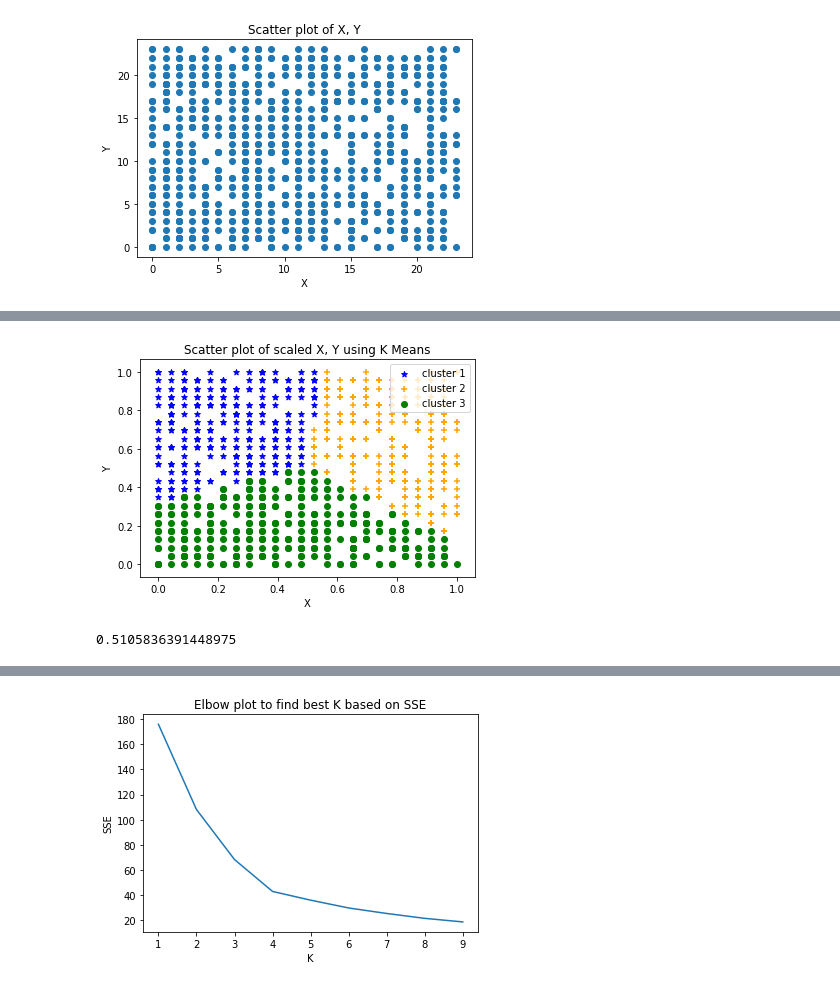
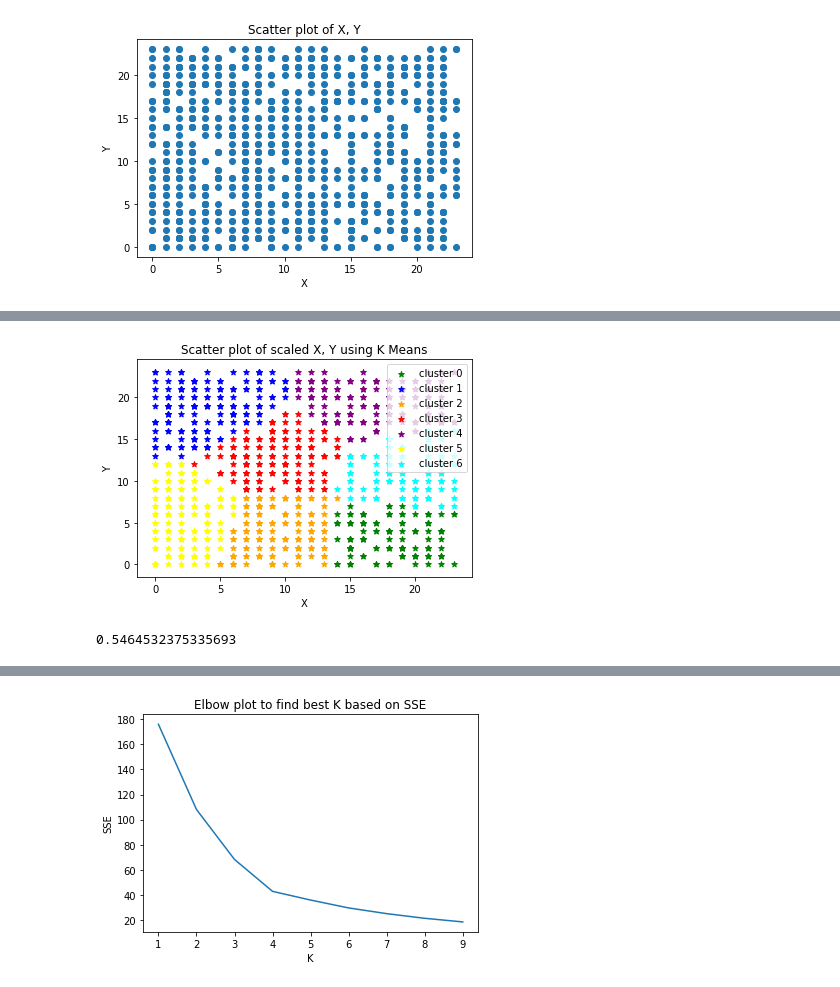
Before and after one commit to iloveyii/data-mining-lab2, a Jupyter notebook: income.ipynb, the cells around one changed output, grey strips where cells are left out. Cells and saved outputs as stored; diff of their text form; code cells hidden in the pictures.

```diff
--- a/income.ipynb
+++ b/income.ipynb
@@ -25,6 +25,10 @@ from sklearn_extra.cluster import KMedoids
 import time
 
 %matplotlib inline
+# %%
+# Set constands
+k = 7
+colors = ['green', 'blue', 'orange', 'red', 'purple', 'yellow', 'cyan', 'black', 'pink', 'sky']
 # %%
 df = pd.read_csv('rawdata1K.dat', delim_whitespace=True)
 df.columns = ["X", "Y"]
@@ -52,13 +56,20 @@ df3 = df[df.cluster ==2]
+# %%
+# Visualize cluster
+dfs = []
+for i in range(0,k):
+    dfs.append(df[df.cluster==i])
 # %%
-plt.scatter(df1.X, df1.Y, color='blue', marker='*', label='cluster 1')
-plt.scatter(df2.X, df2.Y, color='orange', marker='+', label='cluster 2')
-plt.scatter(df3.X, df3.Y, color='green', marker='o', label='cluster 3')
+# Plot it
+for i in range(0,k):
+    plt.scatter(dfs[i].X, dfs[i].Y, color=colors[i], marker='*', label='cluster ' + str(i))
+
+
 plt.title('Scatter plot of X, Y using K Means')
 plt.xlabel('X')
 plt.ylabel('Y')
 plt.legend()
 
 
-plt.savefig('images/scatter-plot-kmeans.png', dpi=300, bbox_inches='tight')
+plt.savefig('images/scatter-plot-kmeans-k-'+str(k)+'.png', dpi=300, bbox_inches='tight')
 plt.show()
 # %% [output]
@@ -80,21 +91,17 @@ print(end-start)
 # %%
-# plot it
-df1 = df[df.cluster==0]
-df2 = df[df.cluster==1]
-df3 = df[df.cluster ==2]
+# Plot it
+for i in range(0,k):
+    plt.scatter(dfs[i].X, dfs[i].Y, color=colors[i], marker='*', label='cluster ' + str(i))
 
-plt.scatter(df1.X, df1.Y, color='blue', marker='*', label='cluster 1')
-plt.scatter(df2.X, df2.Y, color='orange', marker='+', label='cluster 2')
-plt.scatter(df3.X, df3.Y, color='green', marker='o', label='cluster 3')
 plt.title('Scatter plot of scaled X, Y using K Means')
 plt.xlabel('X')
 plt.ylabel('Y')
 plt.legend()
 
-plt.savefig('images/scatter-plot-kmeans-scaled.png', dpi=300, bbox_inches='tight')
+plt.savefig('images/scatter-plot-kmeans-scaled-k-'+str(k)+'.png', dpi=300, bbox_inches='tight')
 plt.show()
 # %% [output]
-[figure, old version]
+[figure, new version]
 # %%
 # Elbow plot method - find best k value
 # For capturing the execution time
@@ -102,15 +109,15 @@ start = time.time()
 k_list = range(1, 10)
 sse = []
 
-for k in k_list:
-    k_means = KMeans(n_clusters=k)
+for k_i in k_list:
+    k_means = KMeans(n_clusters=k_i)
     k_means.fit(df[['X', 'Y']])
     sse.append(k_means.inertia_)
 
 end= time.time()
 print(end - start)
 # %% [output]
-0.5105836391448975
+0.5464532375335693
 # %%
 sse
 # %% [output]
```
Also changed, not shown: parts of 12 cells of this notebook, 16 other files.
